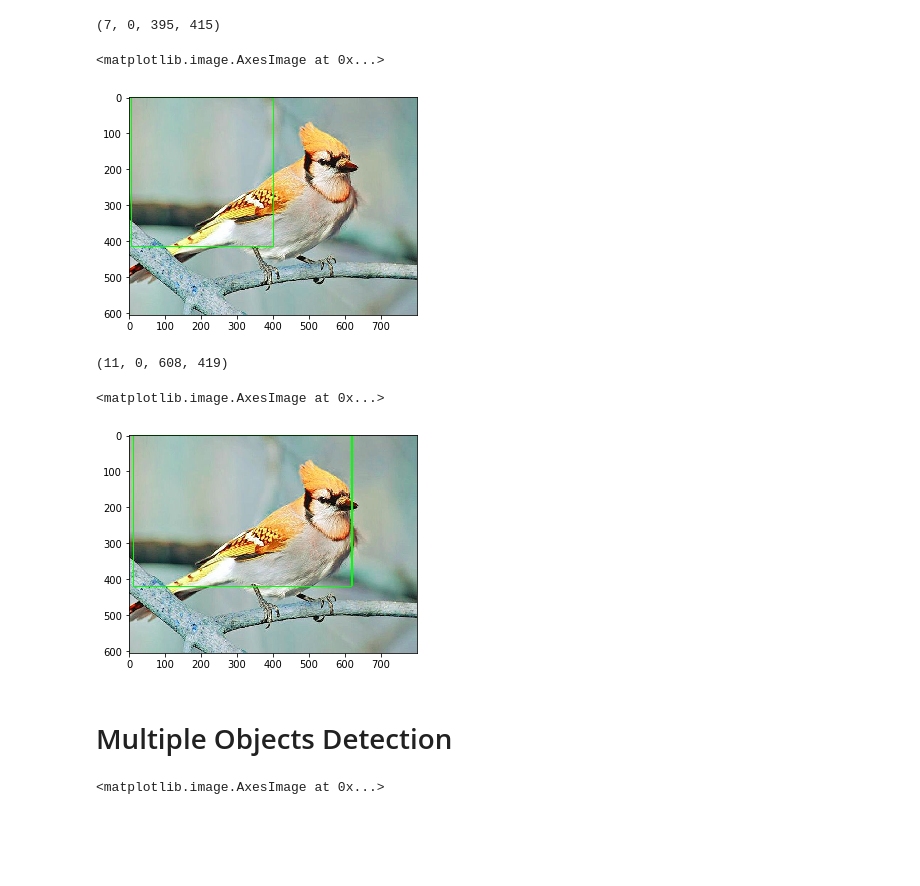
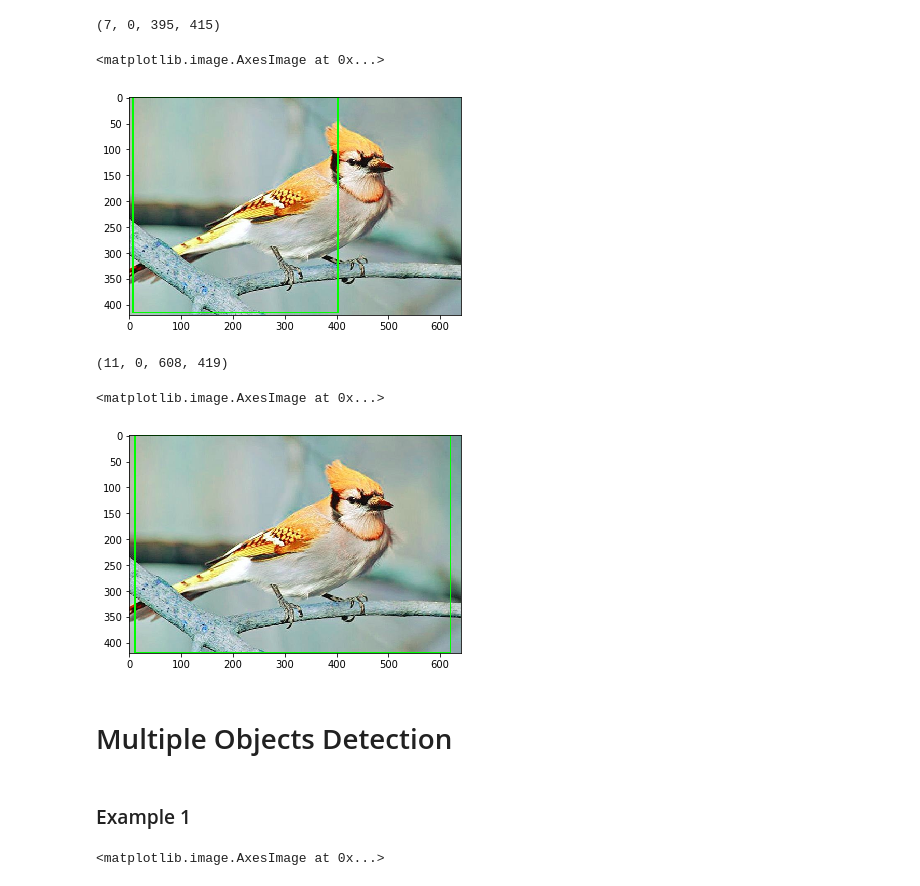
Before and after one commit to lingruiluo/ml5_ipynb, a Jupyter notebook: examples/Object Detection using YOLO.ipynb, the cells around one changed output. Cells and saved outputs as stored; diff of their text form; code cells hidden in the pictures; blank space fills up the shorter version.

Commit message:
more examples

```diff
--- a/examples/Object Detection using YOLO.ipynb
+++ b/examples/Object Detection using YOLO.ipynb
@@ -53,12 +53,12 @@ x,y,w,h
 # %% [output]
 (7, 0, 395, 415)
 # %%
-un_img = img.copy()
+un_img = img_rgba.copy()
 un_img = cv2.rectangle(un_img,(x,y),(x+w,y+h),(0,255,0),2)
-plt.imshow(un_img)
+plt.imshow(cv2.cvtColor(un_img, cv2.COLOR_BGR2RGB))
 # %% [output]
 <matplotlib.image.AxesImage at 0x...>
-[figure, old version]
+[figure, new version]
 # %%
 normalized_x = int(detect_result['normalized']['x']*width)
 normalized_y = int(detect_result['normalized']['y']*height)
@@ -68,15 +68,17 @@ normalized_x,normalized_y,normalized_w,normalized_h
 # %% [output]
 (11, 0, 608, 419)
 # %%
-normalized_img = img.copy()
+normalized_img = img_rgba.copy()
 normalized_img = cv2.rectangle(normalized_img,(normalized_x,normalized_y),
                     (normalized_x+normalized_w,normalized_y+normalized_h),(0,255,0),2)
-plt.imshow(normalized_img)
+plt.imshow(cv2.cvtColor(normalized_img, cv2.COLOR_BGR2RGB))
 # %% [output]
 <matplotlib.image.AxesImage at 0x...>
-[figure, old version]
+[figure, new version]
 # %% [markdown]
 # Multiple Objects Detection
+# %% [markdown]
+### Example 1
 # %%
 img_path = 'pic/faces.jpg'
 img = cv2.imread(img_path)
```
Also changed, not shown: parts of 13 cells of this notebook.
